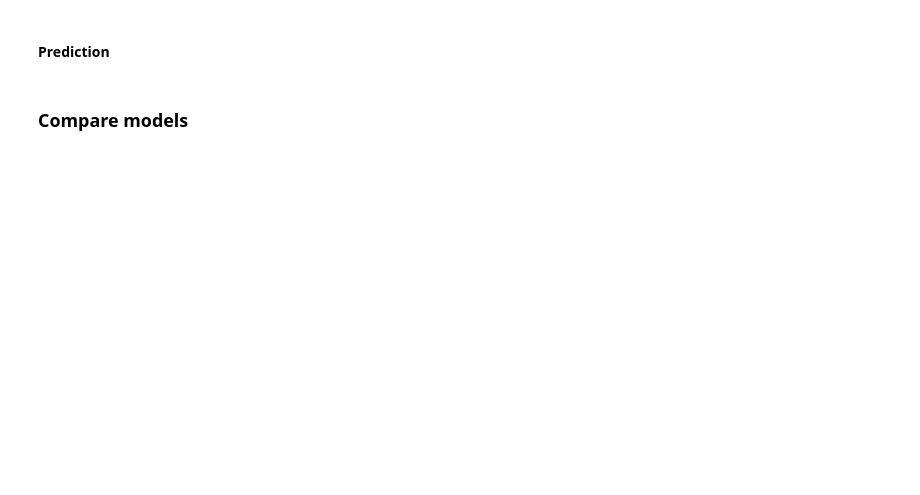
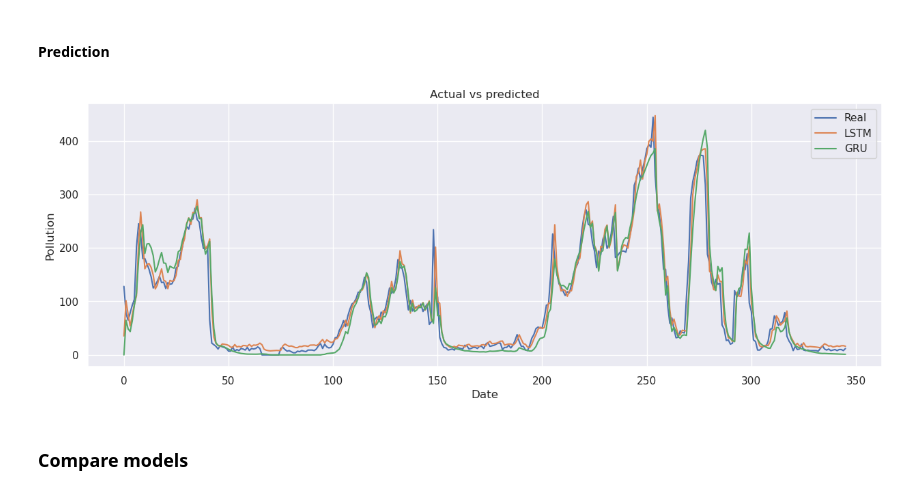
Before and after one commit to mrcljns/GRU-ML-presentation, a Jupyter notebook: gru_notebook.ipynb, the cells around one changed output. Saved outputs shown, nothing was run; the diff lists cells and outputs as text; code cells hidden in the pictures; blank space fills up the shorter version.

```diff
--- a/gru_notebook.ipynb
+++ b/gru_notebook.ipynb
@@ -615,12 +723,12 @@ ResultGrid<[
 # Creating the lightning data loader
 pollution_loader = PollutionDataLoader(train_dir="data/LSTM-Multivariate_pollution.csv"
                                        , test_dir="data/pollution_test_data1.csv"
-                                       , seq_len=10
+                                       , seq_len=48
                                        , X_scaler=MinMaxScaler()
                                        , y_scaler=MinMaxScaler()
                                        , test_size=0.3
                                        , random_state=42
-                                       , batch_size=128
+                                       , batch_size=256
                                        , num_workers=7
                                        , device=device
                                        )
@@ -691,2 +826,14 @@ gru_mse_val, gru_mae_val, gru_mape_val = evaluate_pred(gru_model, gru_trainer)
+# %%
+plt.figure(figsize=(15,5))
+plt.ylabel("Pollution")
+plt.xlabel("Date")
+plt.plot(pollution_test_df['pollution'], label="Real")
+plt.plot(get_predictions(lstm_ts_model, lstm_trainer), label="LSTM")
+plt.plot(get_predictions(gru_ts_model, gru_trainer), label="GRU")
+plt.title("Actual vs predicted")
+plt.legend()
+plt.show()
+# %% [output]
+[figure, added]
 # %% [markdown]
 ### Compare models
```
Also changed, not shown: parts of 22 cells of this notebook.
